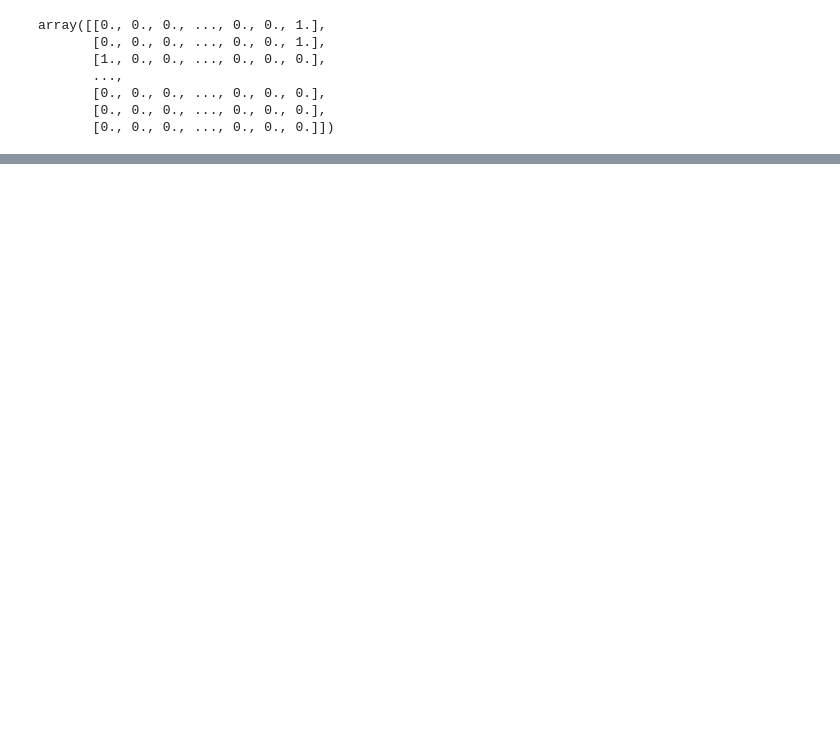
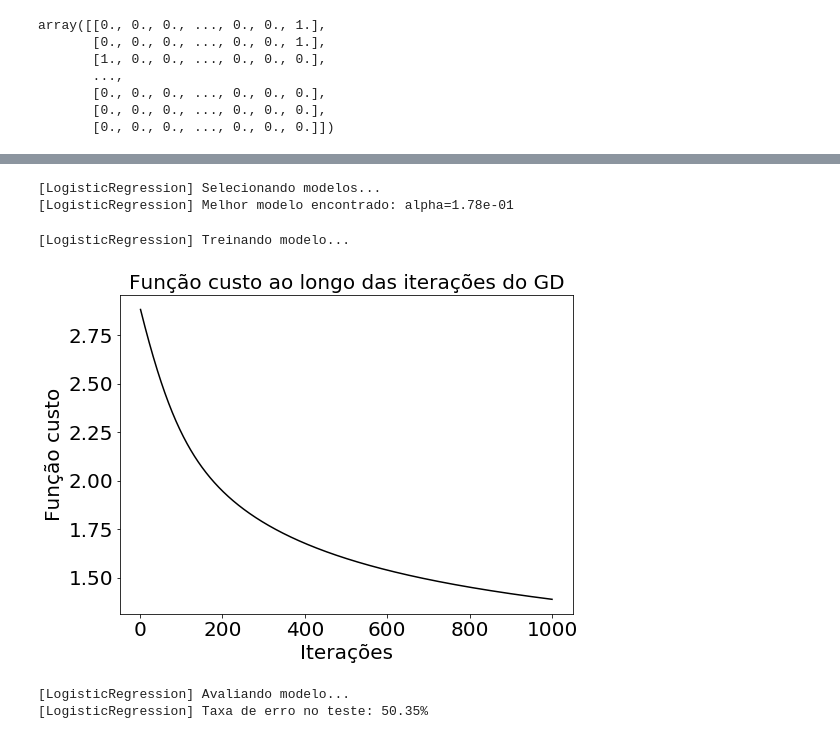
Before and after one commit to brunolmourao/machine-learning, a Jupyter notebook: Trabalho Final/Trabalho Final.ipynb, the cells around one changed output, grey strips where cells are left out. Saved outputs shown, nothing was run; the diff lists cells and outputs as text; code cells hidden in the pictures; blank space fills up the shorter version.

```diff
--- a/Trabalho Final/Trabalho Final.ipynb
+++ b/Trabalho Final/Trabalho Final.ipynb
@@ -764,0 +725,37 @@ Confusion matrix - KNN
+# %%
+print("[LogisticRegression] Selecionando modelos...")
+
+num_epochs = 1000
+grid_search = np.logspace(-3, 0, 25) # alpha
+validation_list = []
+for i in range(grid_search.shape[0]):
+    alpha = grid_search[i]
+
+    model_logreg = logreg.gd(x=x_train_validation, y=y_train_validation_encoding,
+                              alpha=alpha, num_epochs=num_epochs, compute_loss=False)
+    pred = np.argmax(logreg.predict(model_logreg['w'], x_validation), axis=1)
+    wrong_index_validation = y_validation != pred
+    validation_list.append(np.mean(wrong_index_validation))
+
+best_alpha = grid_search[np.argmin(validation_list)]
+
+print("[LogisticRegression] Melhor modelo encontrado: alpha=%.2e" % (best_alpha))
+# %% [output]
+[LogisticRegression] Selecionando modelos...
+[LogisticRegression] Melhor modelo encontrado: alpha=1.78e-01
+# %%
+print("[LogisticRegression] Treinando modelo...")
+model_logreg = logreg.gd(x=x_train, y=y_train_encoding, alpha=best_alpha, num_epochs=num_epochs, compute_loss=True)
+
+com.plot_loss_path(model_logreg['loss_history'], 'Função custo ao longo das iterações do GD')
+
+print("[LogisticRegression] Avaliando modelo...")
+pred_logreg = np.argmax(logreg.predict(model_logreg['w'], x_test), axis=1)
+
+wrong_index_test_logreg = pred_logreg != y_test
+print("[LogisticRegression] Taxa de erro no teste: %.2f%%" % (100*np.mean(wrong_index_test_logreg)))
+# %% [output]
+[LogisticRegression] Treinando modelo...
+[figure, added]
+[LogisticRegression] Avaliando modelo...
+[LogisticRegression] Taxa de erro no teste: 50.35%
```
Also changed, not shown: parts of 31 cells of this notebook.
